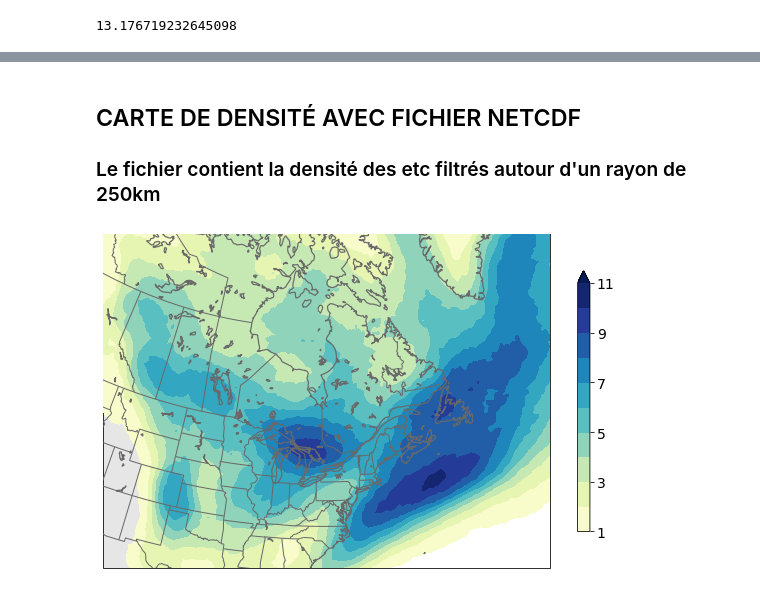
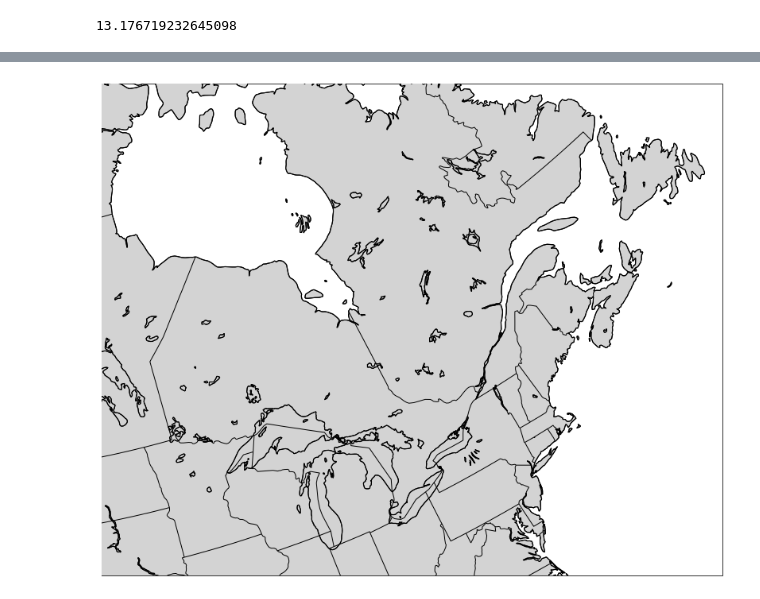
Before and after one commit to maxinecloutierg/ERA5_Storm_Track, a Jupyter notebook: jupyter/etc_maps.ipynb, the cells around one changed output, grey strips where cells are left out. Cells and saved outputs as stored; diff of their text form; code cells hidden in the pictures.

```diff
--- a/jupyter/etc_maps.ipynb
+++ b/jupyter/etc_maps.ipynb
@@ -774,35 +261,0 @@ plt.show()
-# %% [markdown]
-## CARTE DE DENSITÉ AVEC FICHIER NETCDF
-### Le fichier contient la densité des etc filtrés autour d'un rayon de 250km
-# %%
-def get_verts_new(categ_box):
-    verts = [(categ_box['west'], categ_box['south']),
-     (categ_box['west'], categ_box['north']),
-     (categ_box['east'], categ_box['north']),
-     (categ_box['east'], categ_box['south']),
-     (0., 0.)]
-    return verts
-
-box = {'west':-180, 'east':0, 'north':90, 'south':20}
-
-Track=netCDF4.Dataset('/pampa/cloutier/track_density/NAEC/Track_density_1979_2020_all_seasons_250km.nc','r')
-season='DJF'
-lat0 = Track.variables['latitude'][:]
-lon0 = Track.variables['longitude'][:]
-den = Track.variables['trackDen_'+season+''][:,:]*1./42.
-lon, lat = np.meshgrid(lon0, lat0)
-
-plt.rcParams['hatch.linewidth'] = 0.7
-plt.rcParams['hatch.color'] = 'crimson'
-fig, ax = lambert_map(extent=(-110, -48, 27.5, 67), figsize=(10,8))
-
-cf = ax.contourf(lon, lat, den, transform=ccrs.PlateCarree(), zorder=6,cmap=plt.cm.get_cmap('YlGnBu'),
-                 levels=np.arange(1,12,1), extend='max')
-
-cb = plt.colorbar(cf, shrink=0.6) #, ticks=np.arange(0,3,1))
-cb.ax.tick_params(labelsize=14)
-
-plt.savefig('/pampa/cloutier/fig/fig1_mam_all.png', dpi=300)
-plt.show()
-# %% [output]
-[figure, removed]
@@ -808,0 +282,24 @@ plt.show()
+# %%
+def add_features():
+
+    states_provinces = cfeature.NaturalEarthFeature(
+        category='cultural',  name='admin_1_states_provinces_lines',
+        scale='50m', facecolor='none', edgecolor='black', zorder=6)
+
+    land_50m = cfeature.NaturalEarthFeature('physical', 'land', '50m',
+                                            edgecolor='black',
+                                            facecolor='lightgray', zorder=4)
+
+    lakes_50m = cfeature.NaturalEarthFeature('physical', 'lakes', '50m',
+                                            edgecolor='black', facecolor='none', zorder=7)
+
+    lakes_50m_edge= cfeature.NaturalEarthFeature('physical', 'lakes', '50m',
+                                            edgecolor='black',
+                                            facecolor='None',lw=1.2, zorder=9)
+
+    ax.add_feature(land_50m)
+    ax.add_feature(lakes_50m)
+    ax.add_feature(lakes_50m_edge)
+    ax.add_feature(cfeature.BORDERS, zorder=6, edgecolor='black')
+    ax.add_feature(states_provinces)
+    ax.coastlines('50m', zorder=7, color='black',lw=1.2)
@@ -808,0 +308,16 @@ plt.show()
+# %%
+# plot CRCM6 domain
+
+import cartopy.crs as ccrs
+import matplotlib.pyplot as plt
+import cartopy.feature as cf
+
+rotated_pole = ccrs.RotatedPole(pole_latitude=37, pole_longitude=65, central_rotated_longitude = 0)
+fig, ax = plt.subplots(1, 1, subplot_kw={ 'projection': rotated_pole}, figsize=(14,12))
+plt.subplots_adjust(wspace=0.3)
+#ax.set_extent((9.572,38.84,-8.607,14.57), crs=rotated_pole)
+ax.set_extent((9.572,38.84,-8.607,14.57), crs=rotated_pole)
+add_features()
+plt.show()
+# %% [output]
+[figure, added]
```
Also changed, not shown: parts of 22 cells of this notebook, 6 other files.
